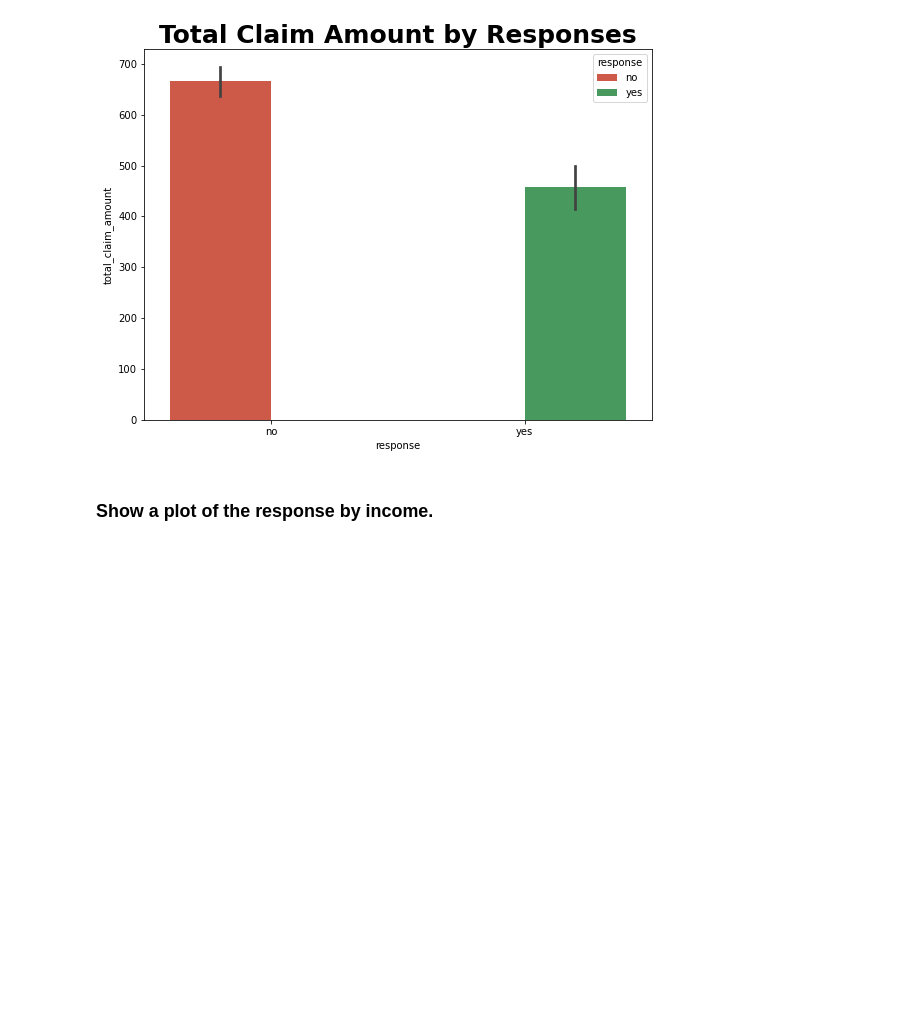
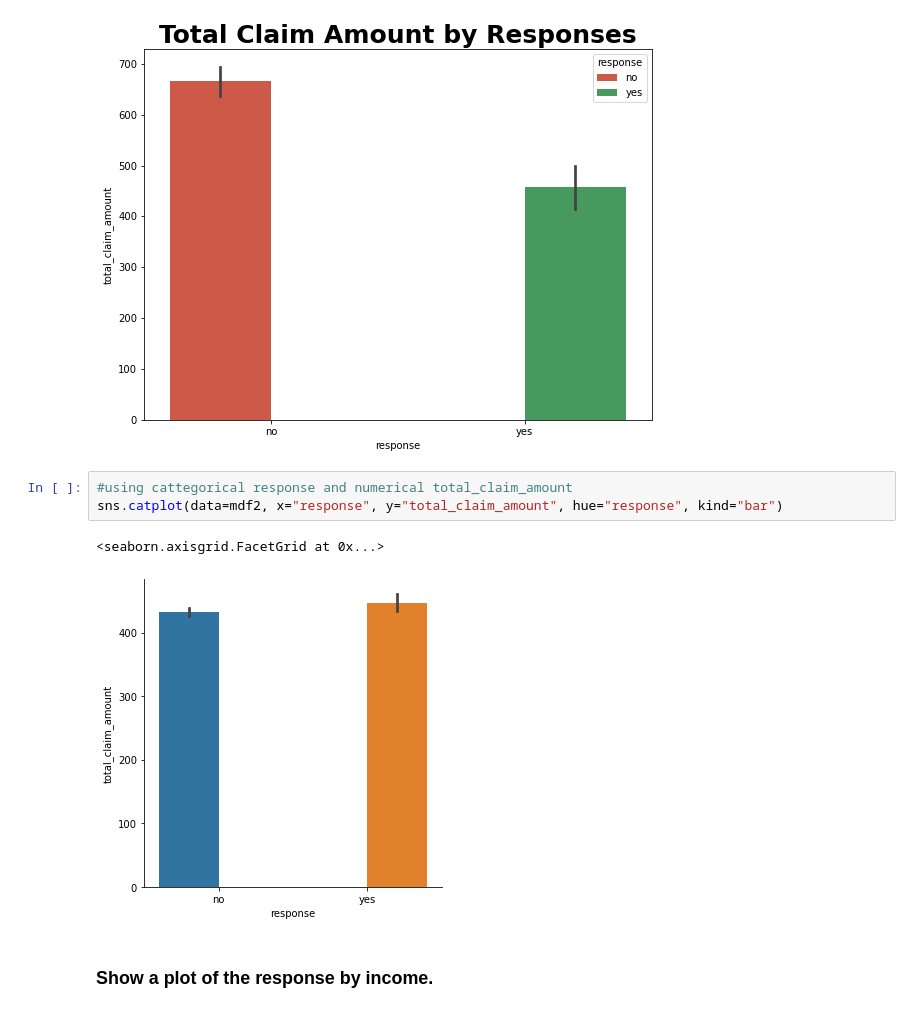
Before and after one commit to marsango16/IronEvans, a Jupyter notebook: Week2_Day4_Healthcare_activity4_thursday.ipynb, the cells around one changed output. Saved outputs shown, nothing was run; the diff lists cells and outputs as text; blank space fills up the shorter version.

```diff
--- a/Week2_Day4_Healthcare_activity4_thursday.ipynb
+++ b/Week2_Day4_Healthcare_activity4_thursday.ipynb
@@ -1083,5 +1095,11 @@ sns.barplot(x = response_claim['response'],y = response_claim['total_claim_amoun
 # %% [output]
 <AxesSubplot:title={'center':'Total Claim Amount by Responses'}, xlabel='response', ylabel='total_claim_amount'>
 [figure]
+# %%
+#using cattegorical response and numerical total_claim_amount
+sns.catplot(data=mdf2, x="response", y="total_claim_amount", hue="response", kind="bar")
+# %% [output]
+<seaborn.axisgrid.FacetGrid at 0x...>
+[figure, added]
 # %% [markdown]
 ### Show a plot of the response by income.
```
Also changed, not shown: parts of 13 cells of this notebook.
